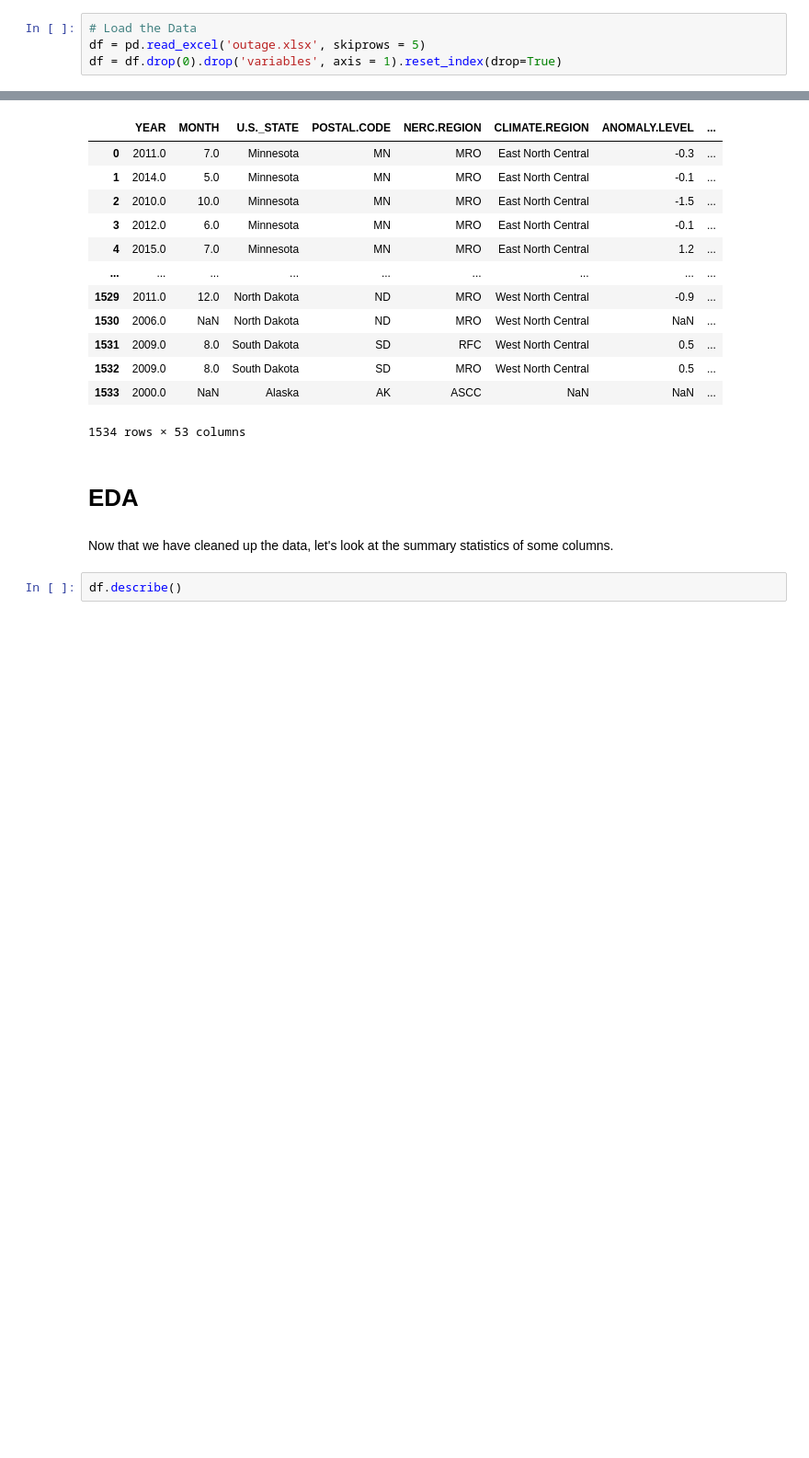
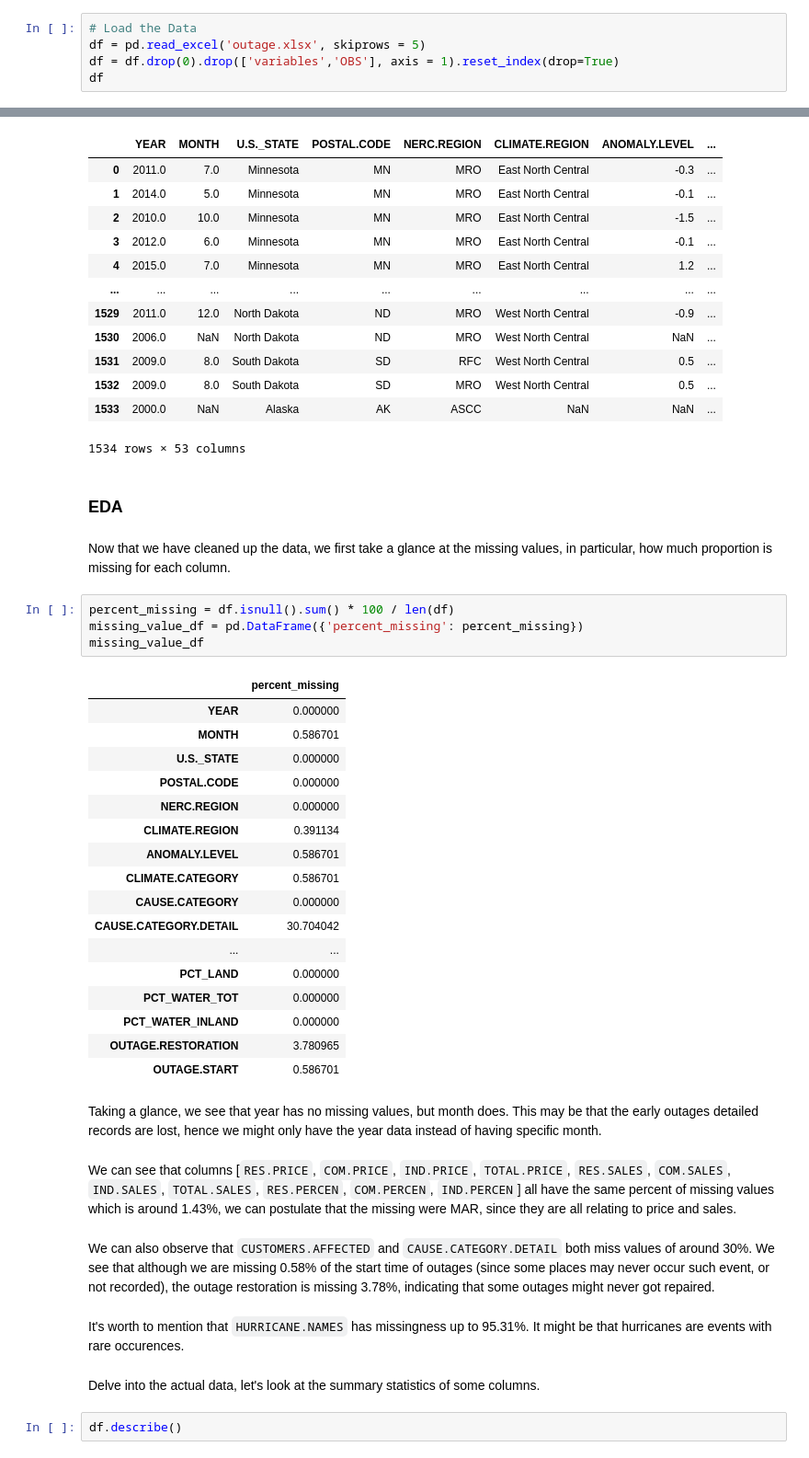
Before and after one commit to YourTeammate/dsc80-co-working, a Jupyter notebook: projects/03/outages.ipynb, the cells around one changed output, grey strips where cells are left out. Shown at 92% size. Drawn from its saved outputs; the diff is of its cells as text; blank space fills up the shorter version.

```diff
--- a/projects/03/outages.ipynb
+++ b/projects/03/outages.ipynb
@@ -64,4 +70,5 @@ pd.set_option('display.max_columns', None)
 # %%
 # Load the Data
 df = pd.read_excel('outage.xlsx', skiprows = 5)
-df = df.drop(0).drop('variables', axis = 1).reset_index(drop=True)
+df = df.drop(0).drop(['variables','OBS'], axis = 1).reset_index(drop=True)
+df
@@ -97,9 +118,41 @@ df
 | 1533 | 2000.0 | NaN | Alaska | AK | ASCC | NaN | NaN | ... |
 1534 rows × 53 columns
 # %% [markdown]
-# EDA
+### EDA
+# %% [markdown]
+Now that we have cleaned up the data, we first take a glance at the missing values, in particular, how much proportion is missing for each column.
+# %%
+percent_missing = df.isnull().sum() * 100 / len(df)
+missing_value_df = pd.DataFrame({'percent_missing': percent_missing})
+missing_value_df
+# %% [output]
+|  | percent_missing |
+| YEAR | 0.000000 |
+| MONTH | 0.586701 |
+| U.S._STATE | 0.000000 |
+| POSTAL.CODE | 0.000000 |
+| NERC.REGION | 0.000000 |
+| CLIMATE.REGION | 0.391134 |
+| ANOMALY.LEVEL | 0.586701 |
+| CLIMATE.CATEGORY | 0.586701 |
+| CAUSE.CATEGORY | 0.000000 |
+| CAUSE.CATEGORY.DETAIL | 30.704042 |
+| ... | ... |
+| PCT_LAND | 0.000000 |
+| PCT_WATER_TOT | 0.000000 |
+| PCT_WATER_INLAND | 0.000000 |
+| OUTAGE.RESTORATION | 3.780965 |
+| OUTAGE.START | 0.586701 |
+# %% [markdown]
+Taking a glance, we see that year has no missing values, but month does. This may be that the early outages detailed records are lost, hence we might only have the year data instead of having specific month.
+# %% [markdown]
+We can see that columns [`RES.PRICE`, `COM.PRICE`, `IND.PRICE`, `TOTAL.PRICE`, `RES.SALES`, `COM.SALES`, `IND.SALES`, `TOTAL.SALES`, `RES.PERCEN`, `COM.PERCEN`, `IND.PERCEN`] all have the same percent of missing values which is around 1.43%, we can postulate that the missing were MAR, since they are all relating to price and sales.
+# %% [markdown]
+We can also observe that `CUSTOMERS.AFFECTED` and `CAUSE.CATEGORY.DETAIL` both miss values of around 30%. We see that although we are missing 0.58% of the start time of outages (since some places may never occur such event, or not recorded), the outage restoration is missing 3.78%, indicating that some outages might never got repaired.
+# %% [markdown]
+It's worth to mention that `HURRICANE.NAMES` has missingness up to 95.31%. It might be that hurricanes are events with rare occurences.
 # %% [markdown]
-Now that we have cleaned up the data, let's look at the summary statistics of some columns.
+Delve into the actual data, let's look at the summary statistics of some columns.
 # %%
 df.describe()
 # %% [output]
```
Also changed, not shown: parts of 9 cells of this notebook.
